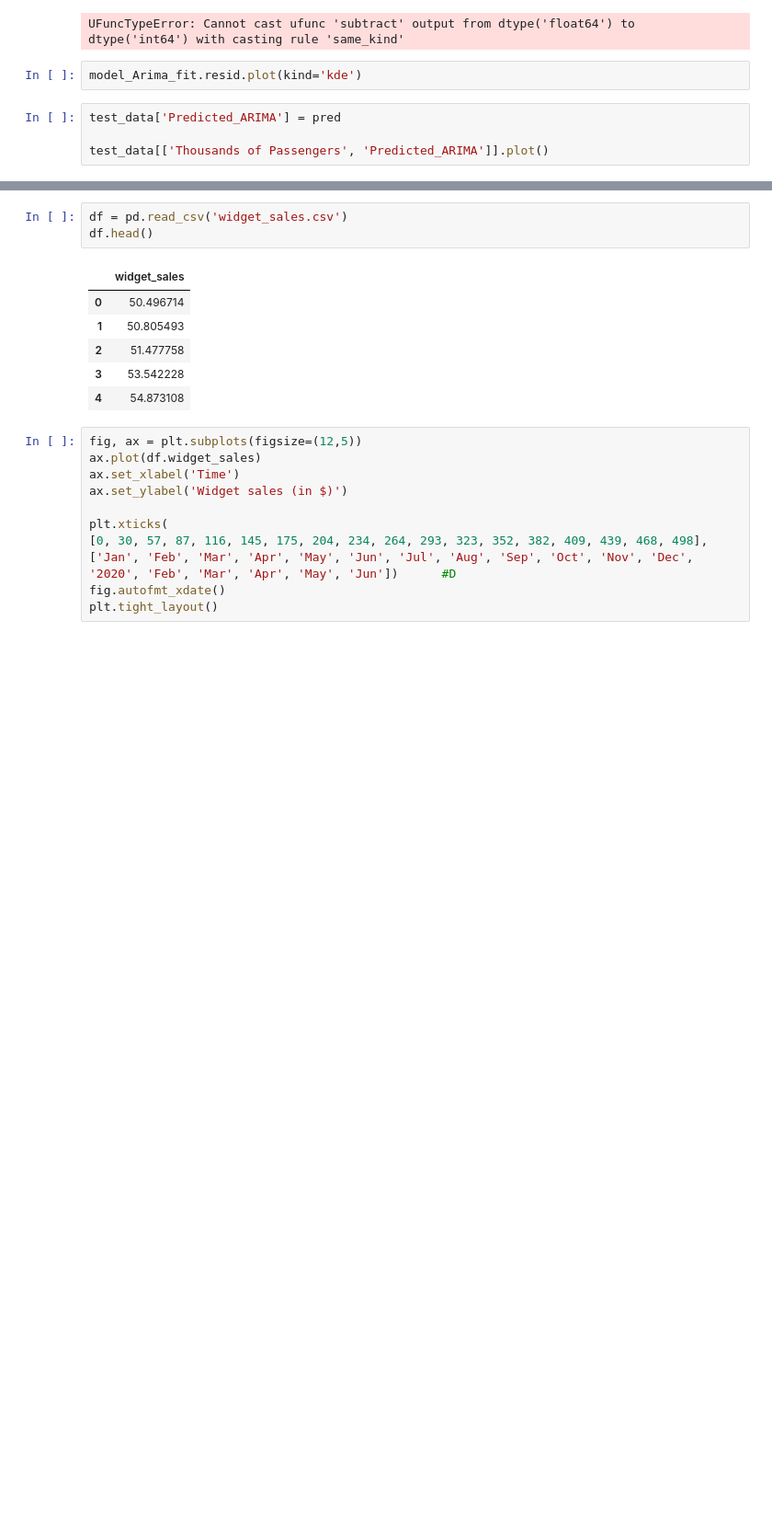
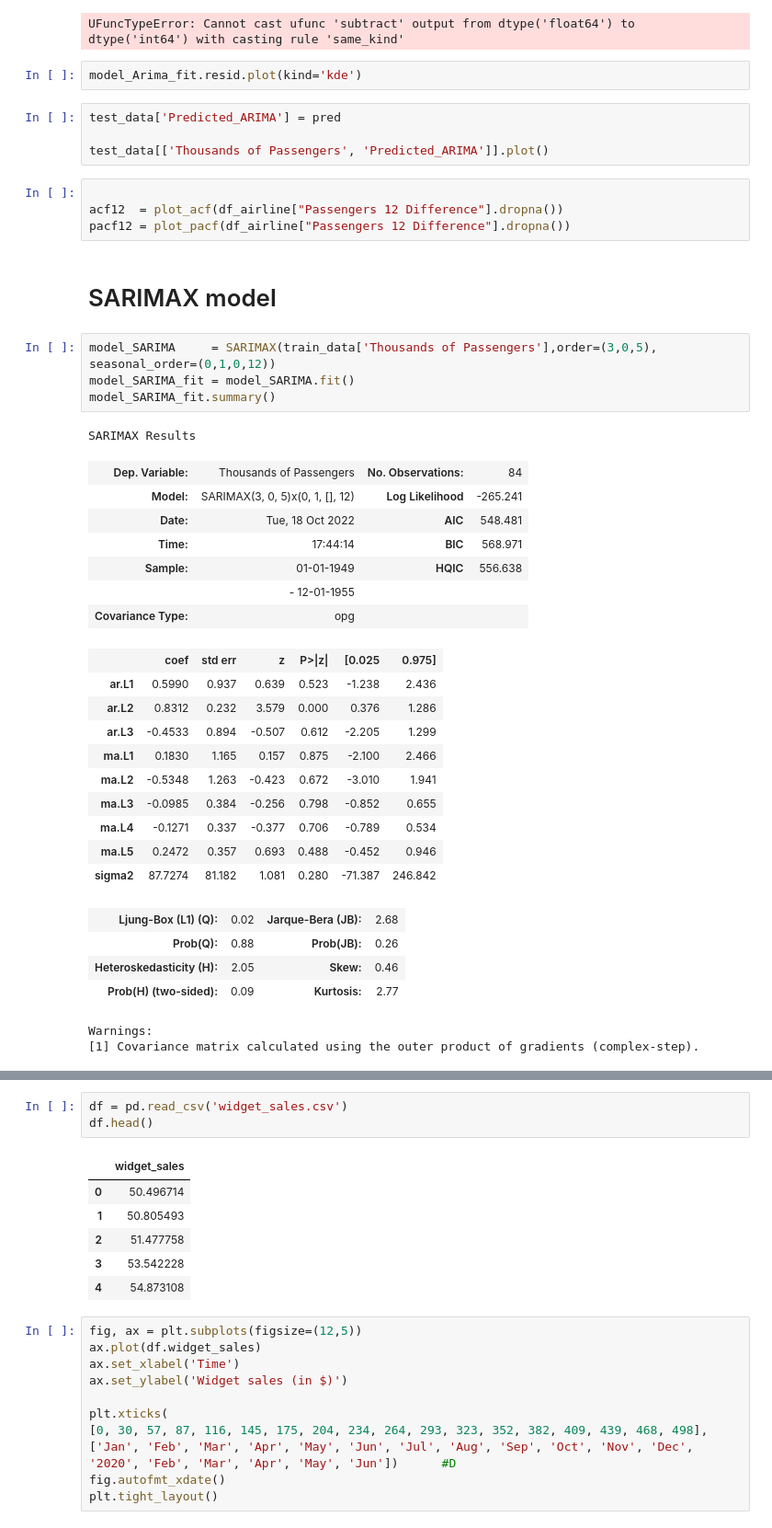
Before and after one commit to jiten597/Statistical_models_for_time_series_forecasting, a Jupyter notebook: 02_Time_Series.ipynb, the cells around one changed output, grey strips where cells are left out. Shown at 92% size. Cells and saved outputs as stored; diff of their text form; blank space fills up the shorter version.

Commit message:
Time series forecasting fundamentals

```diff
--- a/02_Time_Series.ipynb
+++ b/02_Time_Series.ipynb
@@ -415,3 +432,38 @@ model_Arima_fit.resid.plot(kind='kde')
 test_data['Predicted_ARIMA'] = pred
 
 test_data[['Thousands of Passengers', 'Predicted_ARIMA']].plot()
+# %%
+
+acf12  = plot_acf(df_airline["Passengers 12 Difference"].dropna())
+pacf12 = plot_pacf(df_airline["Passengers 12 Difference"].dropna())
+# %% [markdown]
+# SARIMAX model
+# %%
+model_SARIMA     = SARIMAX(train_data['Thousands of Passengers'],order=(3,0,5), seasonal_order=(0,1,0,12))
+model_SARIMA_fit = model_SARIMA.fit()
+model_SARIMA_fit.summary()
+# %% [output]
+SARIMAX Results
+| Dep. Variable: | Thousands of Passengers | No. Observations: | 84 |
+| Model: | SARIMAX(3, 0, 5)x(0, 1, [], 12) | Log Likelihood | -265.241 |
+| Date: | Tue, 18 Oct 2022 | AIC | 548.481 |
+| Time: | 17:44:14 | BIC | 568.971 |
+| Sample: | 01-01-1949 | HQIC | 556.638 |
+|  | - 12-01-1955 |  |  |
+| Covariance Type: | opg |  |  |
+|  | coef | std err | z | P>|z| | [0.025 | 0.975] |
+| ar.L1 | 0.5990 | 0.937 | 0.639 | 0.523 | -1.238 | 2.436 |
+| ar.L2 | 0.8312 | 0.232 | 3.579 | 0.000 | 0.376 | 1.286 |
+| ar.L3 | -0.4533 | 0.894 | -0.507 | 0.612 | -2.205 | 1.299 |
+| ma.L1 | 0.1830 | 1.165 | 0.157 | 0.875 | -2.100 | 2.466 |
+| ma.L2 | -0.5348 | 1.263 | -0.423 | 0.672 | -3.010 | 1.941 |
+| ma.L3 | -0.0985 | 0.384 | -0.256 | 0.798 | -0.852 | 0.655 |
+| ma.L4 | -0.1271 | 0.337 | -0.377 | 0.706 | -0.789 | 0.534 |
+| ma.L5 | 0.2472 | 0.357 | 0.693 | 0.488 | -0.452 | 0.946 |
+| sigma2 | 87.7274 | 81.182 | 1.081 | 0.280 | -71.387 | 246.842 |
+| Ljung-Box (L1) (Q): | 0.02 | Jarque-Bera (JB): | 2.68 |
+| Prob(Q): | 0.88 | Prob(JB): | 0.26 |
+| Heteroskedasticity (H): | 2.05 | Skew: | 0.46 |
+| Prob(H) (two-sided): | 0.09 | Kurtosis: | 2.77 |
+Warnings:
+[1] Covariance matrix calculated using the outer product of gradients (complex-step).
```
Also changed, not shown: parts of 8 cells of this notebook.
